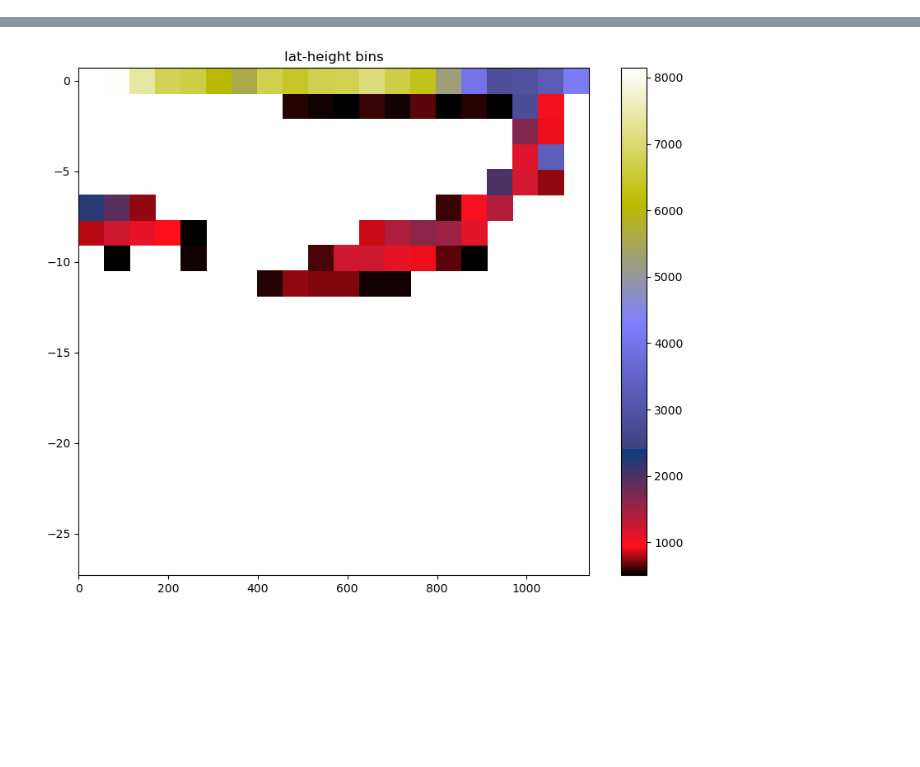
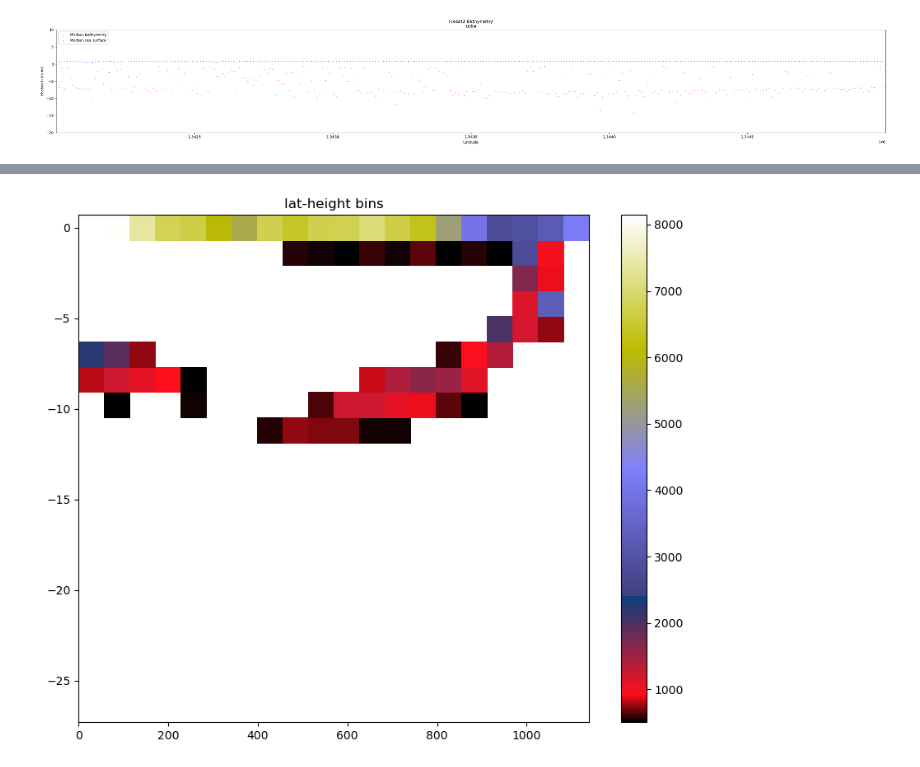
Before and after one commit to nmt28/C-SHELPh, a Jupyter notebook: 4.Bathymetry_modeling/refraction_correction.ipynb, the cells around one changed output, grey strips where cells are left out. Cells and saved outputs as stored; diff of their text form; code cells hidden in the pictures; blank space fills up the shorter version.

```diff
--- a/4.Bathymetry_modeling/refraction_correction.ipynb
+++ b/4.Bathymetry_modeling/refraction_correction.ipynb
@@ -18,3 +25,12 @@ import argparse
 import os
 import subprocess
 import time
+# %%
+# Define variables and location
+data_path = '../data/raw/processed_ATL03_20200312201759_11780601_004_01.h5'
+laser_number = '1'
+location = 'Cuba'
+
+# Set resolution (in m)
+lat_resolution = 10
+height_resolution = 0.25
@@ -405,0 +156,12 @@ plt.close()
+# %%
+# Aggregate data into dataframe
+dataset_sea = pd.DataFrame({'latitude': lat_utm, 'longitude': lon_utm, 'photon_height': photon_h, 'confidence':conf, 'ref_elevation':Ph_ref_elev, 'ref_azminuth':Ph_ref_azimuth},
+                       columns=['latitude', 'longitude', 'photon_height', 'confidence', 'ref_elevation', 'ref_azminuth'])
+
+##### Filter data that should not be analyzed
+# Filter for quality flags
+dataset_sea1 = dataset_sea[(dataset_sea.confidence != 0)  & (dataset_sea.confidence != 1)]
+# Filter for elevation range
+dataset_sea1 = dataset_sea1[(dataset_sea1['photon_height'] > -40) & (dataset_sea1['photon_height'] < 40)]
+# Focus on specific latitude
+dataset_sea1 = dataset_sea1[(dataset_sea1['latitude'] > 1342000) & (dataset_sea1['latitude'] < 1345000)]
@@ -405,0 +389,7 @@ plt.close()
+# %%
+binned_data = bin_data(dataset_bath, lat_resolution, height_resolution)
+bath_height = get_bath_height(binned_data_bath)
+plt.close()
+produce_figures(binned_data, bath_height, sea_height, 'Cuba', 10, -20, os.getcwd(), location)
+# %% [output]
+[figure, added]
```
Also changed, not shown: parts of 19 cells of this notebook.
